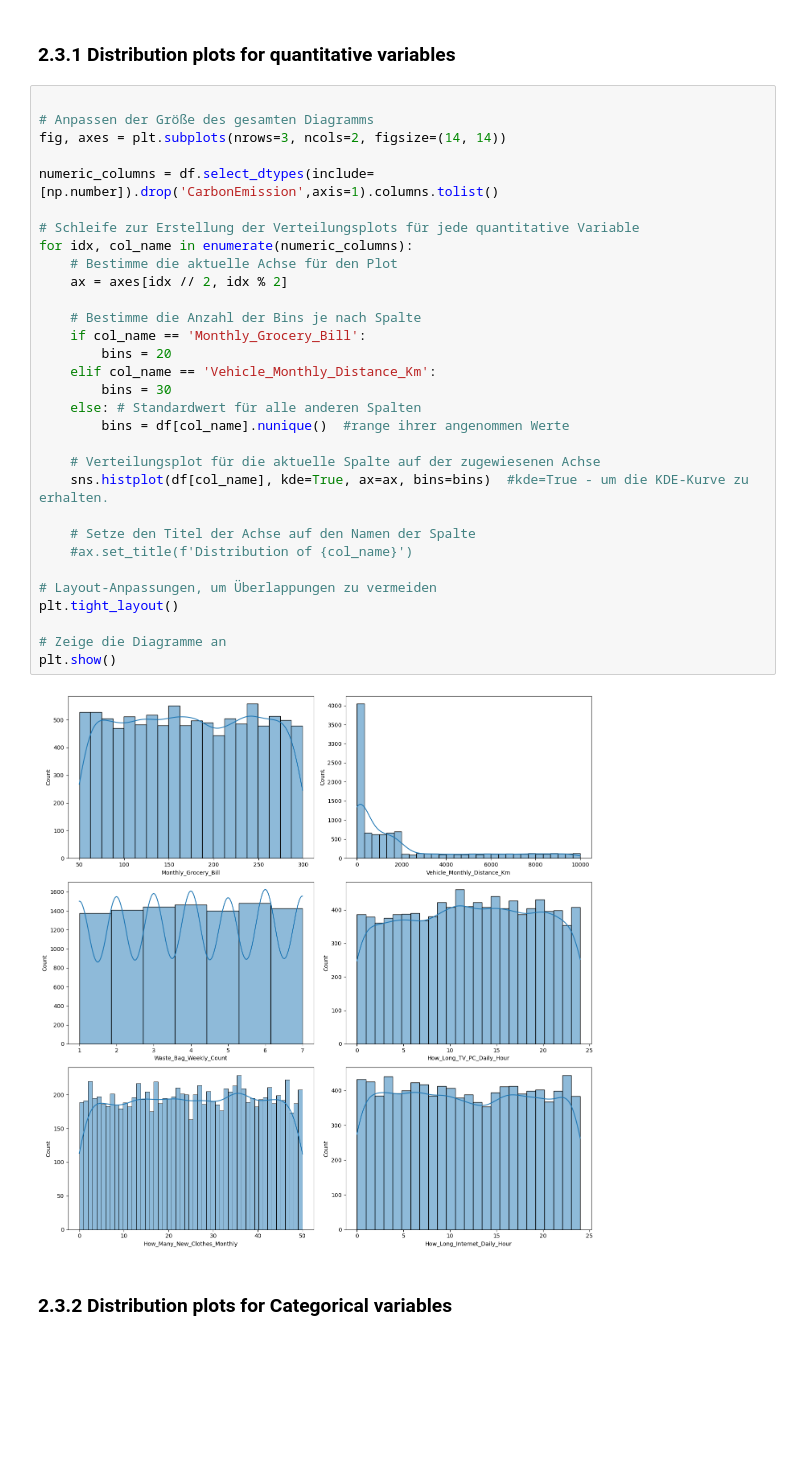
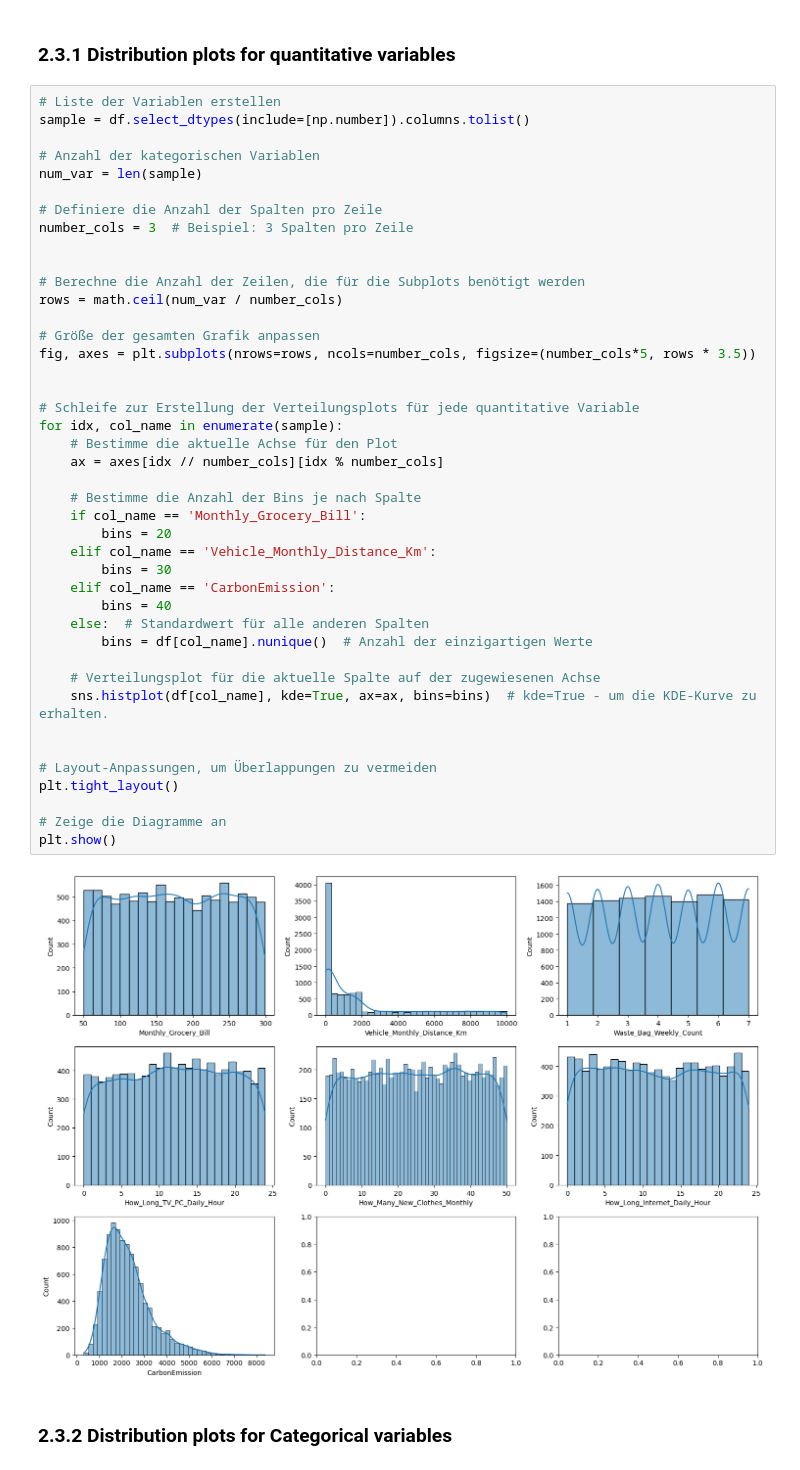
Before and after one commit to e-prossinger/CarbonFootprint_TechLab, a Jupyter notebook: shared_notebooks/model_linearRegression and EDA.ipynb, the cells around one changed output. Drawn from its saved outputs; the diff is of its cells as text; blank space fills up the shorter version.

Commit message:
größen der Grafiken auf beliebig verstellbar geändert

```diff
--- a/shared_notebooks/model_linearRegression and EDA.ipynb
+++ b/shared_notebooks/model_linearRegression and EDA.ipynb
@@ -201,38 +200,49 @@ pd.DataFrame(data)
 # %% [markdown]
 ### 2.3.1 Distribution plots for quantitative variables
 # %%
+# Liste der Variablen erstellen
+sample = df.select_dtypes(include=[np.number]).columns.tolist()
 
-# Anpassen der Größe des gesamten Diagramms
-fig, axes = plt.subplots(nrows=3, ncols=2, figsize=(14, 14))
+# Anzahl der kategorischen Variablen
+num_var = len(sample)
 
-numeric_columns = df.select_dtypes(include=[np.number]).drop('CarbonEmission',axis=1).columns.tolist()
+# Definiere die Anzahl der Spalten pro Zeile
+number_cols = 3  # Beispiel: 3 Spalten pro Zeile
+
+
+# Berechne die Anzahl der Zeilen, die für die Subplots benötigt werden
+rows = math.ceil(num_var / number_cols)
+
+# Größe der gesamten Grafik anpassen
+fig, axes = plt.subplots(nrows=rows, ncols=number_cols, figsize=(number_cols*5, rows * 3.5))
+
 
 # Schleife zur Erstellung der Verteilungsplots für jede quantitative Variable
-for idx, col_name in enumerate(numeric_columns):
+for idx, col_name in enumerate(sample):
     # Bestimme die aktuelle Achse für den Plot
-    ax = axes[idx // 2, idx % 2]
+    ax = axes[idx // number_cols][idx % number_cols]
 
     # Bestimme die Anzahl der Bins je nach Spalte
     if col_name == 'Monthly_Grocery_Bill':
         bins = 20
     elif col_name == 'Vehicle_Monthly_Distance_Km':
         bins = 30
-    else: # Standardwert für alle anderen Spalten
-        bins = df[col_name].nunique()  #range ihrer angenommen Werte
+    elif col_name == 'CarbonEmission':
+        bins = 40
+    else:  # Standardwert für alle anderen Spalten
+        bins = df[col_name].nunique()  # Anzahl der einzigartigen Werte
 
     # Verteilungsplot für die aktuelle Spalte auf der zugewiesenen Achse
-    sns.histplot(df[col_name], kde=True, ax=ax, bins=bins)  #kde=True - um die KDE-Kurve zu erhalten.
+    sns.histplot(df[col_name], kde=True, ax=ax, bins=bins)  # kde=True - um die KDE-Kurve zu erhalten.
 
-    # Setze den Titel der Achse auf den Namen der Spalte
-    #ax.set_title(f'Distribution of {col_name}')
 
 # Layout-Anpassungen, um Überlappungen zu vermeiden
 plt.tight_layout()
 
 # Zeige die Diagramme an
 plt.show()
 # %% [output]
-[figure, old version]
+[figure, new version]
 # %% [markdown]
 ### 2.3.2 Distribution plots for Categorical variables
 # %%
```
Also changed, not shown: parts of 2 cells of this notebook.
